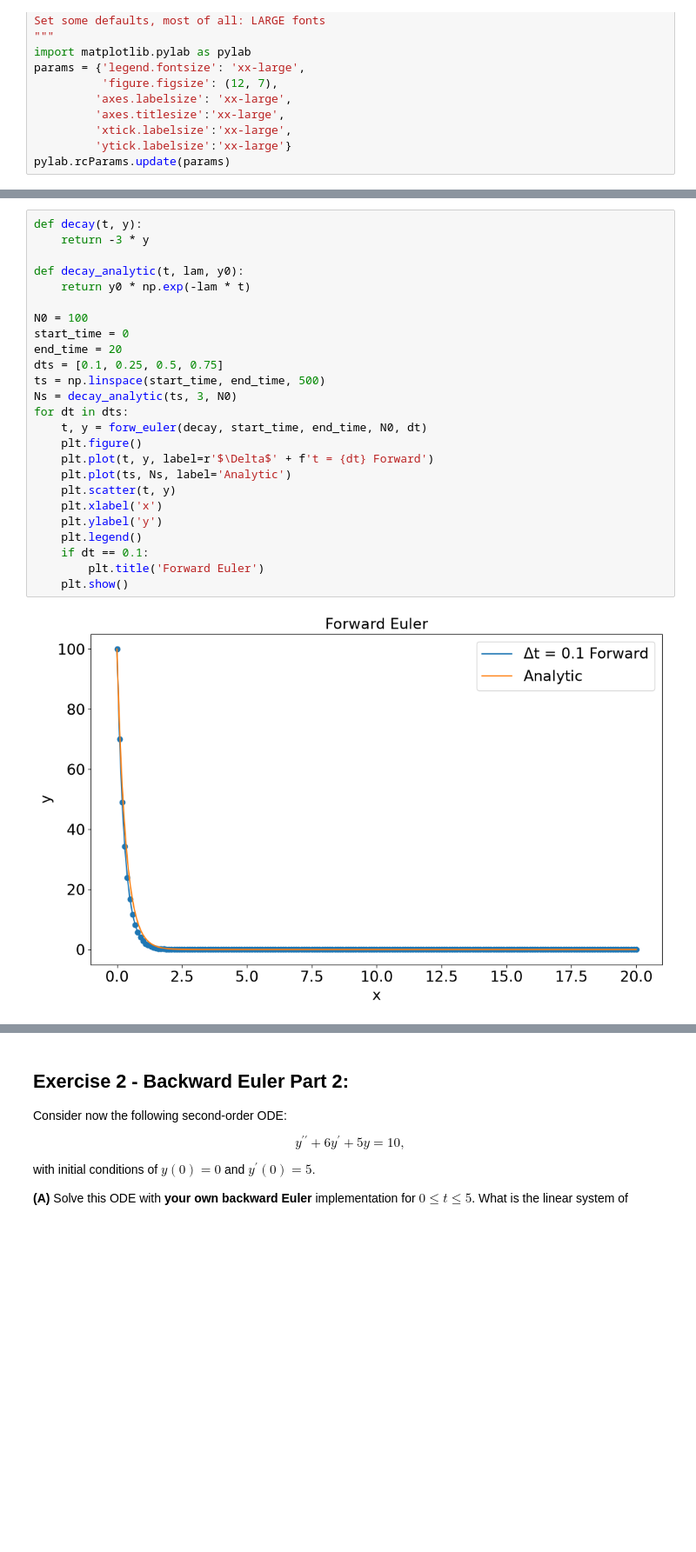
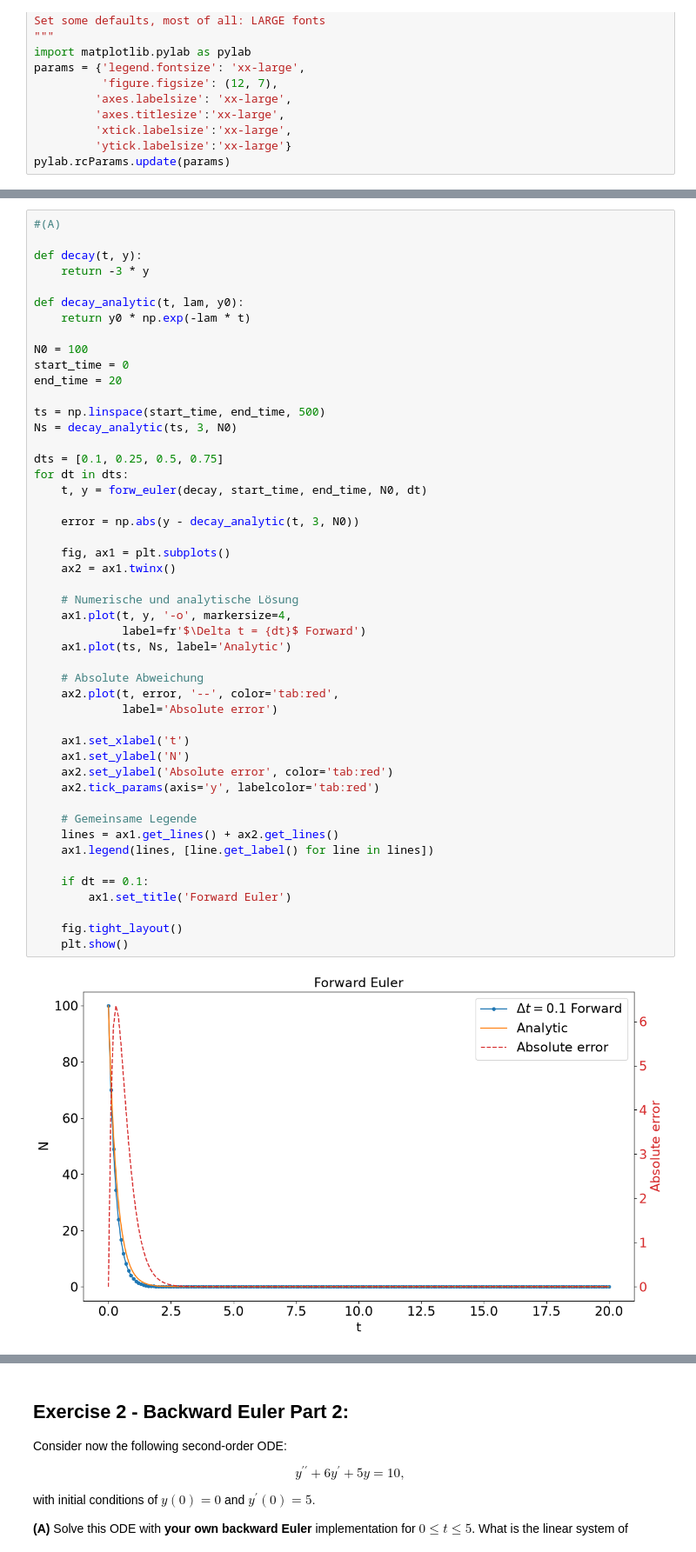
Before and after one commit to MarcusFri/NumAstro2026W_MarcusFrischherz_08225094, a Jupyter notebook: Exercise_Sheet_7.ipynb, the cells around one changed output, grey strips where cells are left out. Shown at 87% size. Saved outputs shown, nothing was run; the diff lists cells and outputs as text; blank space fills up the shorter version.

```diff
--- a/Exercise_Sheet_7.ipynb
+++ b/Exercise_Sheet_7.ipynb
@@ -93,27 +90,50 @@ $$ \frac{d y}{dt} = - 3 y \ , $$
 # %%
+#(A)
+
 def decay(t, y):
     return -3 * y
 
 def decay_analytic(t, lam, y0):
     return y0 * np.exp(-lam * t)
 
 N0 = 100
 start_time = 0
 end_time = 20
-dts = [0.1, 0.25, 0.5, 0.75]
+
 ts = np.linspace(start_time, end_time, 500)
 Ns = decay_analytic(ts, 3, N0)
+
+dts = [0.1, 0.25, 0.5, 0.75]
 for dt in dts:
     t, y = forw_euler(decay, start_time, end_time, N0, dt)
-    plt.figure()
-    plt.plot(t, y, label=r'$\Delta$' + f't = {dt} Forward')
-    plt.plot(ts, Ns, label='Analytic')
-    plt.scatter(t, y)
-    plt.xlabel('x')
-    plt.ylabel('y')
-    plt.legend()
+
+    error = np.abs(y - decay_analytic(t, 3, N0))
+
+    fig, ax1 = plt.subplots()
+    ax2 = ax1.twinx()
+
+    # Numerische und analytische Lösung
+    ax1.plot(t, y, '-o', markersize=4,
+             label=fr'$\Delta t = {dt}$ Forward')
+    ax1.plot(ts, Ns, label='Analytic')
+
+    # Absolute Abweichung
+    ax2.plot(t, error, '--', color='tab:red',
+             label='Absolute error')
+
+    ax1.set_xlabel('t')
+    ax1.set_ylabel('N')
+    ax2.set_ylabel('Absolute error', color='tab:red')
+    ax2.tick_params(axis='y', labelcolor='tab:red')
+
+    # Gemeinsame Legende
+    lines = ax1.get_lines() + ax2.get_lines()
+    ax1.legend(lines, [line.get_label() for line in lines])
+
     if dt == 0.1:
-        plt.title('Forward Euler')
+        ax1.set_title('Forward Euler')
+
+    fig.tight_layout()
     plt.show()
 # %% [output]
-[figure, old version]
+[figure, new version]
```
Also changed, not shown: parts of 23 cells of this notebook, 2 other files.
